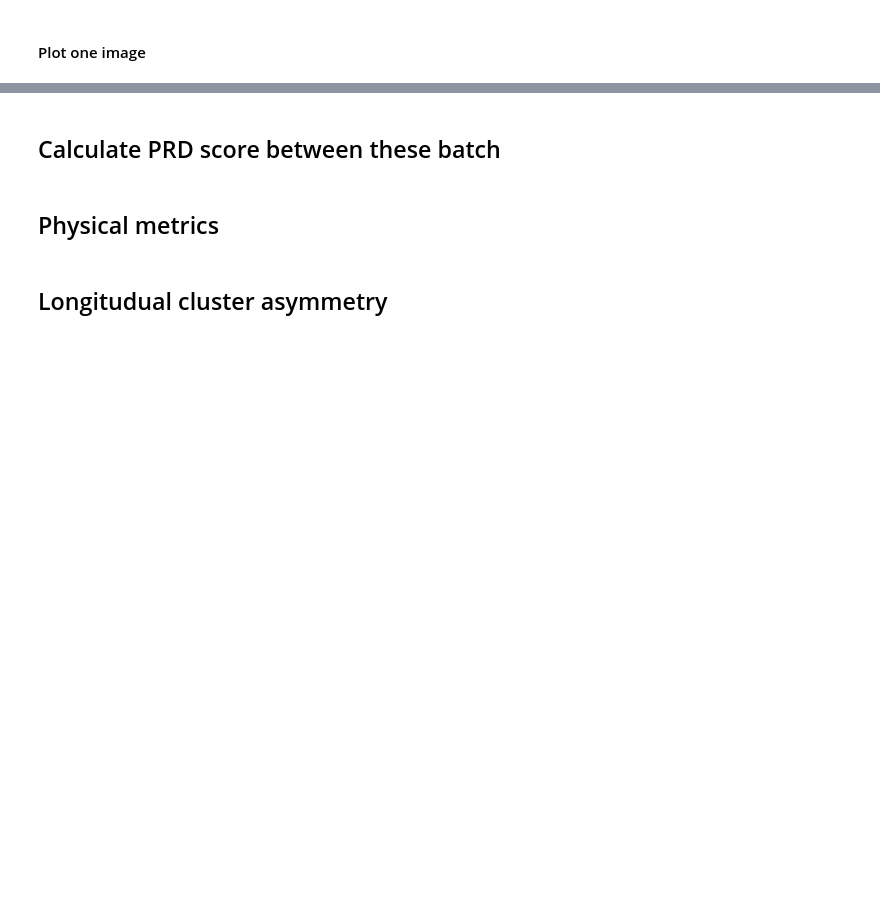
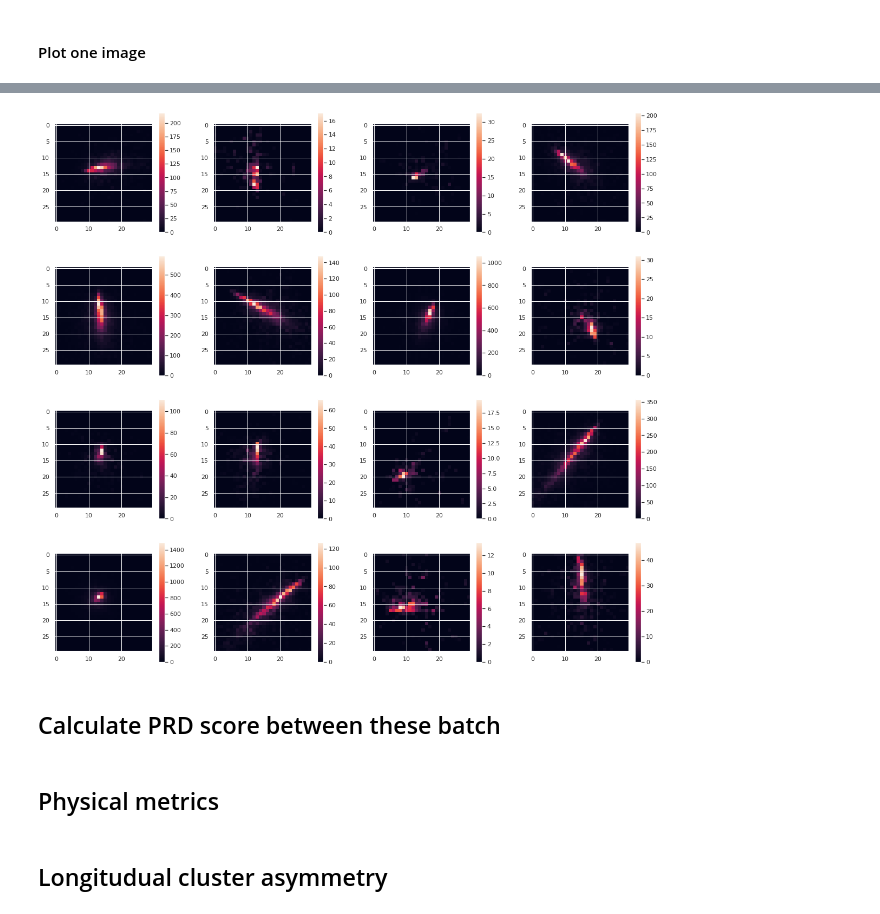
Before and after one commit to jhonerma/MLHEP19_Competition, a Jupyter notebook: lhcb_calo_gan.ipynb, the cells around one changed output, grey strips where cells are left out. Cells and saved outputs as stored; diff of their text form; code cells hidden in the pictures; blank space fills up the shorter version.

```diff
--- a/lhcb_calo_gan.ipynb
+++ b/lhcb_calo_gan.ipynb
@@ -798,5 +870,7 @@ plot_images(EnergyDeposit_gen)
 # %%
-plot_images(EnergyDeposit)
+plot_images(EnergyDeposit, "edeposit.pdf", 4, 4)
+# %% [output]
+[figure, added]
 # %% [markdown]
 ## Calculate PRD score between these batch
 # %%
```
Also changed, not shown: parts of 13 cells of this notebook.
